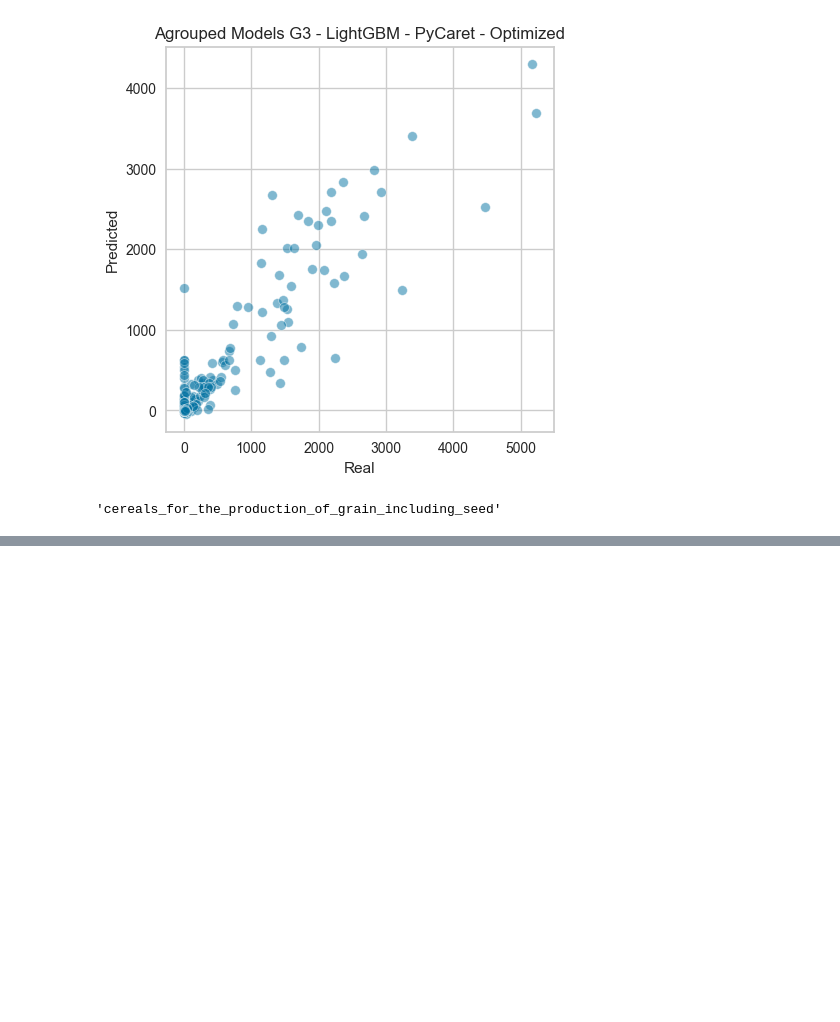
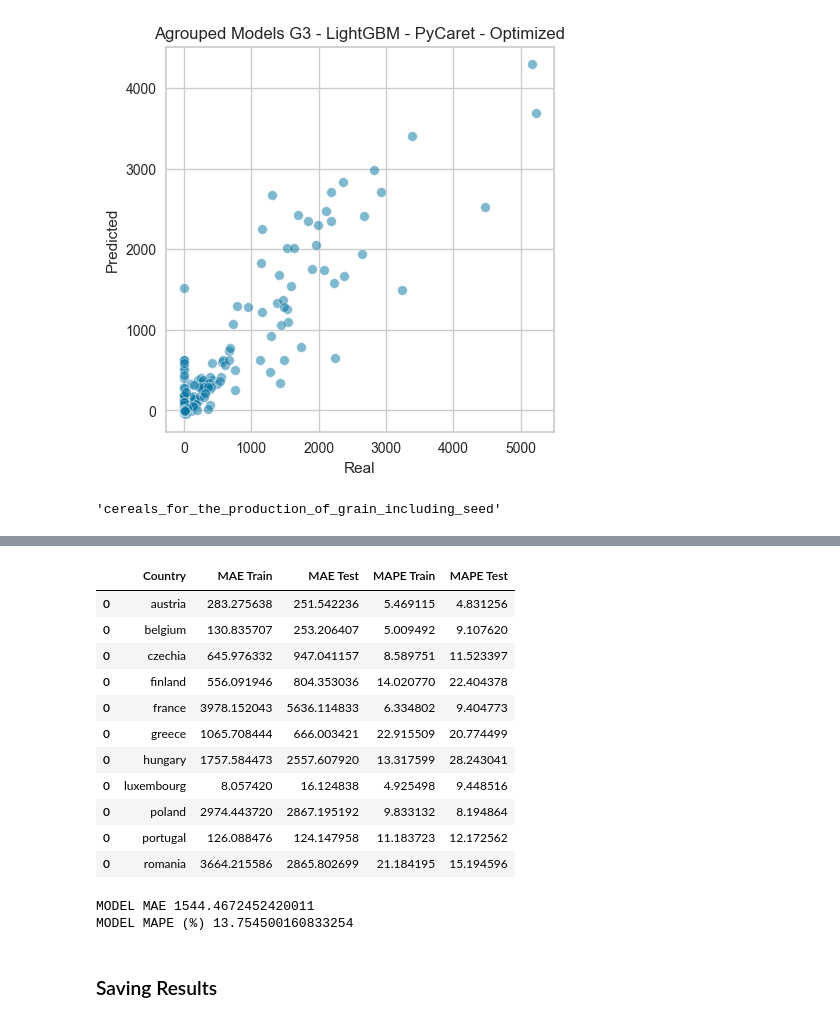
Before and after one commit to ChristianFonsecaRodriguez/forecast_eu_yield, a Jupyter notebook: notebooks/3_Final_Models.ipynb, the cells around one changed output, grey strips where cells are left out. Cells and saved outputs as stored; diff of their text form; code cells hidden in the pictures; blank space fills up the shorter version.

```diff
--- a/notebooks/3_Final_Models.ipynb
+++ b/notebooks/3_Final_Models.ipynb
@@ -1020,0 +1227,23 @@ test_top_crops.to_csv(f'../data/forecast/EU_2022_{top_crop_name}_forecast.csv',
+# %%
+df_metrics
+# %% [output]
+|  | Country | MAE Train | MAE Test | MAPE Train | MAPE Test |
+| 0 | austria | 283.275638 | 251.542236 | 5.469115 | 4.831256 |
+| 0 | belgium | 130.835707 | 253.206407 | 5.009492 | 9.107620 |
+| 0 | czechia | 645.976332 | 947.041157 | 8.589751 | 11.523397 |
+| 0 | finland | 556.091946 | 804.353036 | 14.020770 | 22.404378 |
+| 0 | france | 3978.152043 | 5636.114833 | 6.334802 | 9.404773 |
+| 0 | greece | 1065.708444 | 666.003421 | 22.915509 | 20.774499 |
+| 0 | hungary | 1757.584473 | 2557.607920 | 13.317599 | 28.243041 |
+| 0 | luxembourg | 8.057420 | 16.124838 | 4.925498 | 9.448516 |
+| 0 | poland | 2974.443720 | 2867.195192 | 9.833132 | 8.194864 |
+| 0 | portugal | 126.088476 | 124.147958 | 11.183723 | 12.172562 |
+| 0 | romania | 3664.215586 | 2865.802699 | 21.184195 | 15.194596 |
+# %%
+print('MODEL MAE', df_metrics['MAE Test'].mean())
+print('MODEL MAPE (%)', df_metrics['MAPE Test'].mean())
+# %% [output]
+MODEL MAE 1544.4672452420011
+MODEL MAPE (%) 13.754500160833254
+# %% [markdown]
+### Saving Results
```
Also changed, not shown: parts of 21 cells of this notebook, 5 other files.
